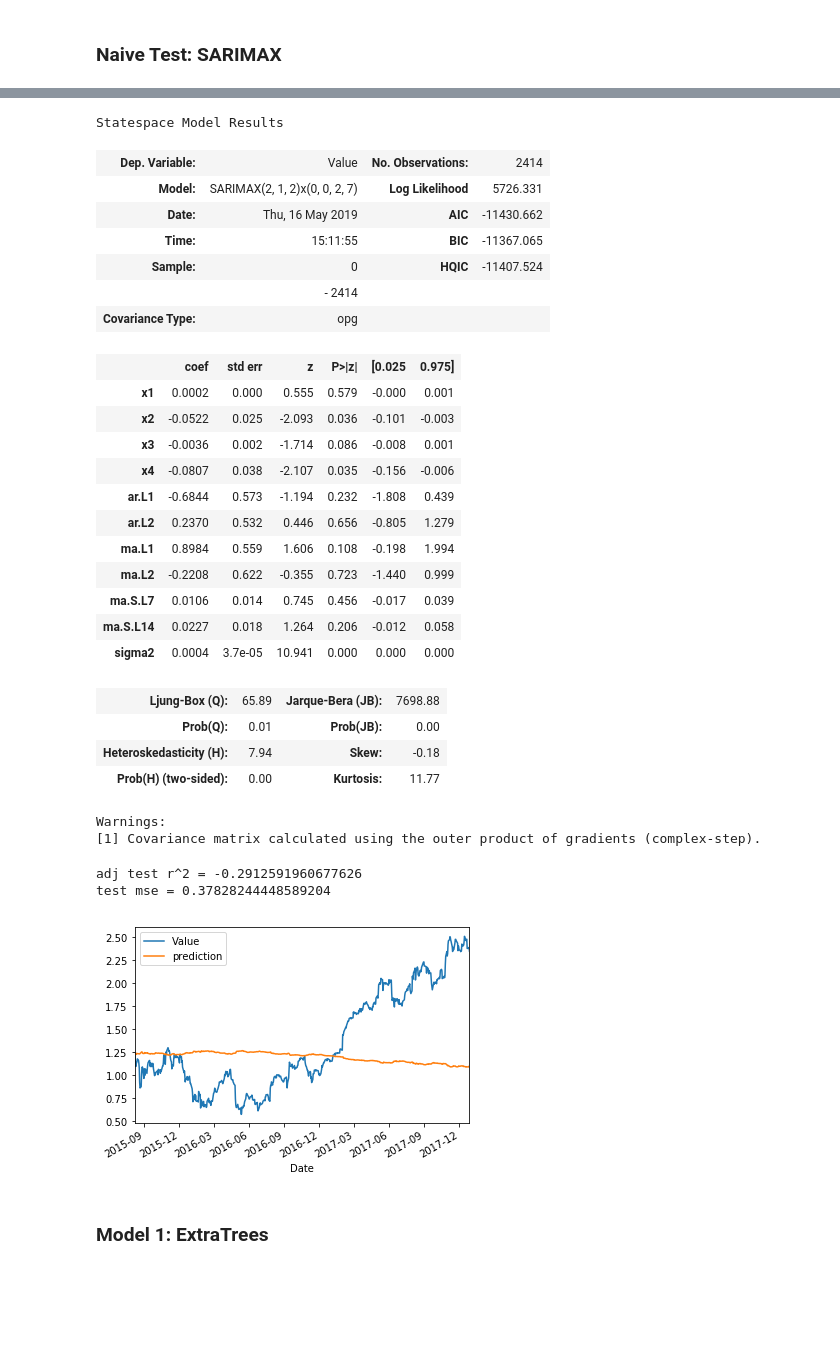
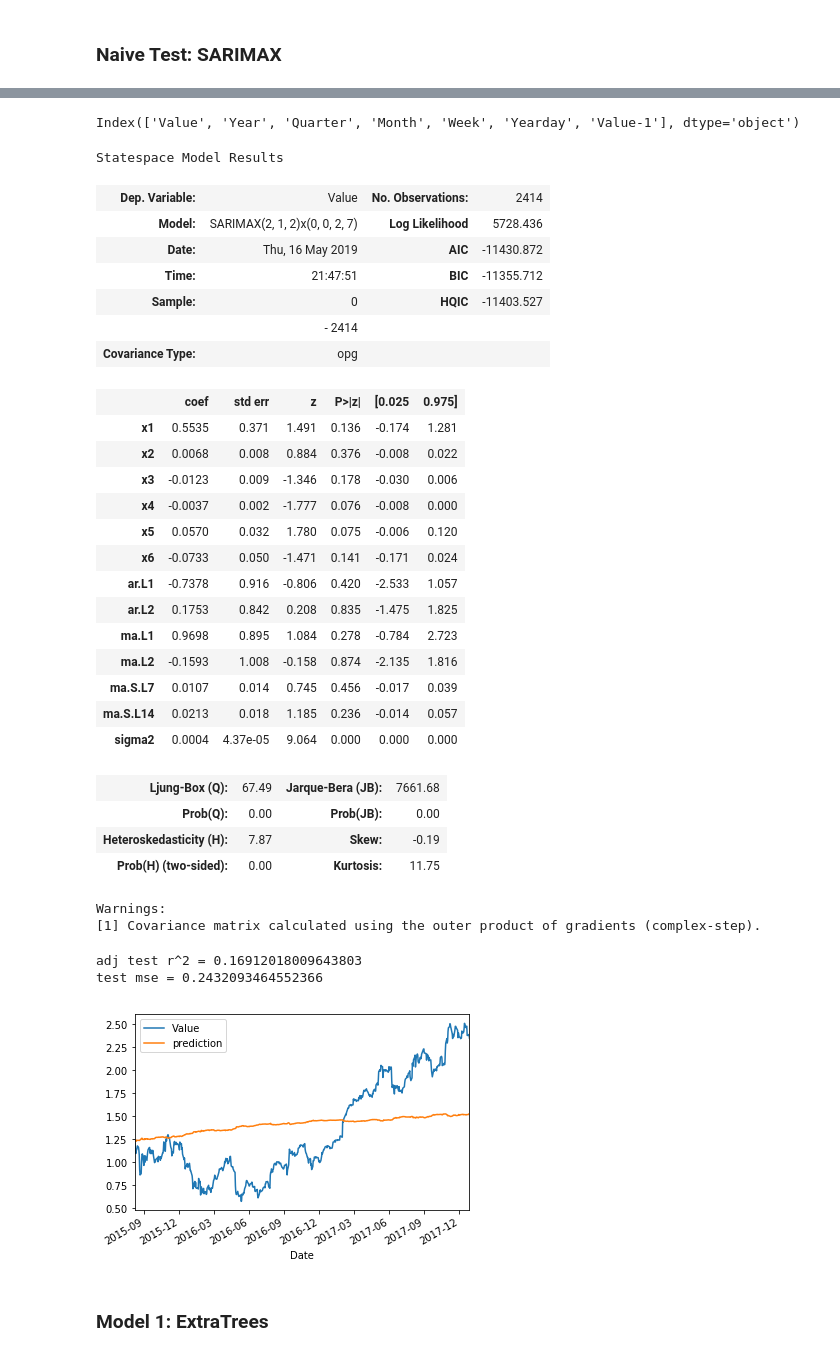
Before and after one commit to SidTheKid007/SidsStockAnalysis, a Jupyter notebook: AAPL Analysis Non-Stationarized.ipynb, the cells around one changed output, grey strips where cells are left out. Saved outputs shown, nothing was run; the diff lists cells and outputs as text; code cells hidden in the pictures; blank space fills up the shorter version.

Commit message:
Analysis of AAPL stock
Through analysis of non-stationarized apple stock values.

```diff
--- a/AAPL Analysis Non-Stationarized.ipynb
+++ b/AAPL Analysis Non-Stationarized.ipynb
@@ -36,9 +36,11 @@ df1.head()
 | 3 | 2006-01-06 | 10.90 |
 | 4 | 2006-01-09 | 10.86 |
 # %%
-df1['Weekday'] = df1['Date'].dt.dayofweek
 df1['Year'] = df1['Date'].dt.year
+df1['Quarter'] = df1['Date'].dt.quarter
+df1['Month'] = df1['Date'].dt.month
 df1['Week'] = df1['Date'].dt.week
+df1['Yearday'] = df1['Date'].dt.dayofyear
 df1 = df1.set_index('Date')
 df1.head()
 # %% [output]
@@ -70,6 +72,6 @@ from sklearn.metrics import mean_squared_error
 
 df1 = df1.drop(['Value_zscore'], axis=1)
 sc2 = StandardScaler()
-df1[['Weekday','Year','Week','Value']] = sc2.fit_transform(df1[['Weekday','Year','Week','Value']])
+df1[['Yearday','Year','Week','Value','Month','Quarter']] = sc2.fit_transform(df1[['Yearday','Year','Week','Value','Month','Quarter']])
 df1.head()
 # %% [output]
@@ -101,7 +103,7 @@ df1.head()
 # %%
 df3 = df1.copy(deep=False)
 # %%
-df3 = df3.drop(['Week','Weekday','Year'], axis=1)
+#df3 = df3.drop(['Week','Weekday','Year'], axis=1)
 # %%
 train=df3[0:(round(len(df3)*.8))]
 test=df3[(round(len(df3)*.8 - 1)):]
@@ -207,8 +209,12 @@ Statespace Model Results
 | Prob(H) (two-sided): | 0.00 | Kurtosis: | 10.28 |
 Warnings:
 [1] Covariance matrix calculated using the outer product of gradients (complex-step).
+# %%
+train.columns
+# %% [output]
+Index(['Value', 'Year', 'Quarter', 'Month', 'Week', 'Yearday', 'Value-1'], dtype='object')
 # %%
-exog = train[['Weekday', 'Year', 'Week','Value-1']].values
+exog = train[['Year', 'Quarter', 'Month', 'Week', 'Yearday', 'Value-1']].values
 model = SARIMAX(train['Value'],exog=exog,order=(2,1,2),
                 seasonal_order=(0,0,2,7),
                 enforce_invertibility=False, enforce_stationarity=False)
@@ -217,45 +223,47 @@ results.summary()
 # %% [output]
 Statespace Model Results
 | Dep. Variable: | Value | No. Observations: | 2414 |
-| Model: | SARIMAX(2, 1, 2)x(0, 0, 2, 7) | Log Likelihood | 5726.331 |
-| Date: | Thu, 16 May 2019 | AIC | -11430.662 |
-| Time: | 15:11:55 | BIC | -11367.065 |
-| Sample: | 0 | HQIC | -11407.524 |
+| Model: | SARIMAX(2, 1, 2)x(0, 0, 2, 7) | Log Likelihood | 5728.436 |
+| Date: | Thu, 16 May 2019 | AIC | -11430.872 |
+| Time: | 21:47:51 | BIC | -11355.712 |
+| Sample: | 0 | HQIC | -11403.527 |
 |  | - 2414 |  |  |
 | Covariance Type: | opg |  |  |
 |  | coef | std err | z | P>|z| | [0.025 | 0.975] |
-| x1 | 0.0002 | 0.000 | 0.555 | 0.579 | -0.000 | 0.001 |
-| x2 | -0.0522 | 0.025 | -2.093 | 0.036 | -0.101 | -0.003 |
-| x3 | -0.0036 | 0.002 | -1.714 | 0.086 | -0.008 | 0.001 |
-| x4 | -0.0807 | 0.038 | -2.107 | 0.035 | -0.156 | -0.006 |
-| ar.L1 | -0.6844 | 0.573 | -1.194 | 0.232 | -1.808 | 0.439 |
-| ar.L2 | 0.2370 | 0.532 | 0.446 | 0.656 | -0.805 | 1.279 |
-| ma.L1 | 0.8984 | 0.559 | 1.606 | 0.108 | -0.198 | 1.994 |
-| ma.L2 | -0.2208 | 0.622 | -0.355 | 0.723 | -1.440 | 0.999 |
-| ma.S.L7 | 0.0106 | 0.014 | 0.745 | 0.456 | -0.017 | 0.039 |
-| ma.S.L14 | 0.0227 | 0.018 | 1.264 | 0.206 | -0.012 | 0.058 |
-| sigma2 | 0.0004 | 3.7e-05 | 10.941 | 0.000 | 0.000 | 0.000 |
+| x1 | 0.5535 | 0.371 | 1.491 | 0.136 | -0.174 | 1.281 |
+| x2 | 0.0068 | 0.008 | 0.884 | 0.376 | -0.008 | 0.022 |
+| x3 | -0.0123 | 0.009 | -1.346 | 0.178 | -0.030 | 0.006 |
+| x4 | -0.0037 | 0.002 | -1.777 | 0.076 | -0.008 | 0.000 |
+| x5 | 0.0570 | 0.032 | 1.780 | 0.075 | -0.006 | 0.120 |
+| x6 | -0.0733 | 0.050 | -1.471 | 0.141 | -0.171 | 0.024 |
+| ar.L1 | -0.7378 | 0.916 | -0.806 | 0.420 | -2.533 | 1.057 |
+| ar.L2 | 0.1753 | 0.842 | 0.208 | 0.835 | -1.475 | 1.825 |
+| ma.L1 | 0.9698 | 0.895 | 1.084 | 0.278 | -0.784 | 2.723 |
+| ma.L2 | -0.1593 | 1.008 | -0.158 | 0.874 | -2.135 | 1.816 |
+| ma.S.L7 | 0.0107 | 0.014 | 0.745 | 0.456 | -0.017 | 0.039 |
+| ma.S.L14 | 0.0213 | 0.018 | 1.185 | 0.236 | -0.014 | 0.057 |
+| sigma2 | 0.0004 | 4.37e-05 | 9.064 | 0.000 | 0.000 | 0.000 |
-| Ljung-Box (Q): | 65.89 | Jarque-Bera (JB): | 7698.88 |
-| Prob(Q): | 0.01 | Prob(JB): | 0.00 |
-| Heteroskedasticity (H): | 7.94 | Skew: | -0.18 |
-| Prob(H) (two-sided): | 0.00 | Kurtosis: | 11.77 |
+| Ljung-Box (Q): | 67.49 | Jarque-Bera (JB): | 7661.68 |
+| Prob(Q): | 0.00 | Prob(JB): | 0.00 |
+| Heteroskedasticity (H): | 7.87 | Skew: | -0.19 |
+| Prob(H) (two-sided): | 0.00 | Kurtosis: | 11.75 |
 Warnings:
 [1] Covariance matrix calculated using the outer product of gradients (complex-step).
 # %%
 start=len(train)
 end=len(train)+len(test)-1
-exog_forecast = test[['Weekday', 'Year', 'Week', 'Value-1']]
+exog_forecast = test[['Year', 'Quarter', 'Month', 'Week', 'Yearday', 'Value-1']]
 predictions = results.predict(start=start, end=end, exog=exog_forecast).rename('SARIMAX Predictions')
 
 test_y2 = test_y.copy(deep=False)
 test_y2['prediction']=predictions.values
 test_y2.plot()
 print('adj test r^2 = ' + str(adj_r2_score((r2_score(test_y2.Value, test_y2.prediction)),train_x.shape[0], train_x.shape[1])))
 print('test mse = ' + str(mean_squared_error(test_y2.Value, test_y2.prediction)))
 # %% [output]
-adj test r^2 = -0.2912591960677626
-test mse = 0.37828244448589204
+adj test r^2 = 0.16912018009643803
+test mse = 0.2432093464552366
-[figure, old version]
+[figure, new version]
 # %% [markdown]
 ### Model 1: ExtraTrees
 # %%
```
Also changed, not shown: parts of 18 cells of this notebook.
